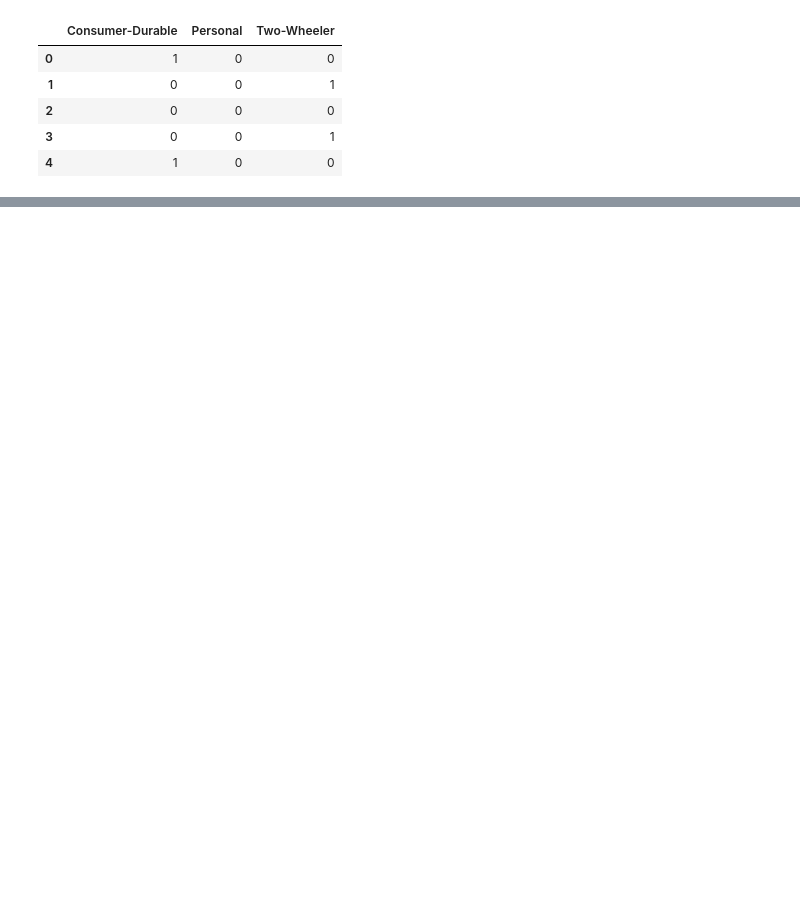
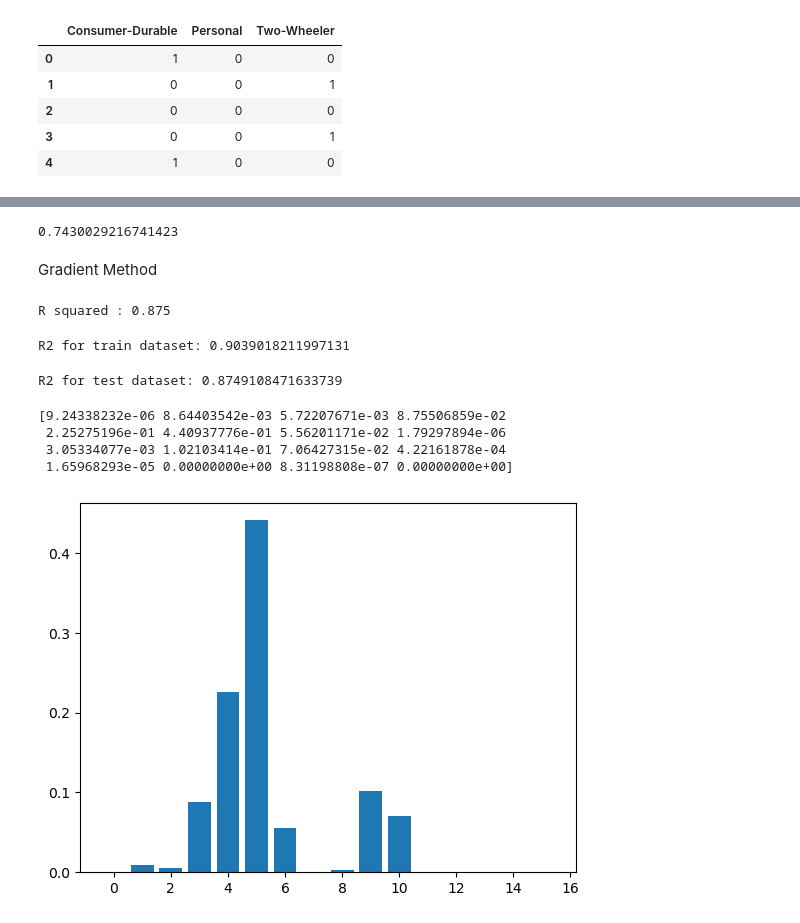
Before and after one commit to angadgothe/BFSI_CaseStudy2024, a Jupyter notebook: IIITB_upGrad_Course5_Assignment.ipynb, the cells around one changed output, grey strips where cells are left out. Saved outputs shown, nothing was run; the diff lists cells and outputs as text; code cells hidden in the pictures; blank space fills up the shorter version.

```diff
--- a/IIITB_upGrad_Course5_Assignment.ipynb
+++ b/IIITB_upGrad_Course5_Assignment.ipynb
@@ -753,0 +767,6 @@ Adding the drop statement above and building the Train Test model again.
+# %%
+#RFE setting feature limit to 10
+lm= LinearRegression()
+lm.fit(x_train, Y_train)
+rfe=RFE(lm, n_features_to_select=10)
+rfe= rfe.fit(x_train, Y_train)
@@ -753,0 +793,47 @@ Adding the drop statement above and building the Train Test model again.
+# %%
+lm= LinearRegression()
+lm.fit(x_train, Y_train)
+
+Y_predict=lm.predict(x_test)
+metrics.r2_score(Y_test, Y_predict)
+# %% [output]
+0.7430029216741423
+# %% [markdown]
+Gradient Method
+# %%
+from sklearn.datasets import make_regression
+from sklearn.ensemble import GradientBoostingRegressor
+
+#Evaluation of hyperparameters in GradientRegressor
+hypr_param={'n_estimators' :500, "max_depth": 4,'min_samples_split': 4,'learning_rate': 0.01,'loss': 'squared_error'}
+
+gradient_reg= GradientBoostingRegressor (**hypr_param)
+
+
+gradient_reg.fit(x_train, Y_train)
+Y_predict2= gradient_reg.predict(x_test)
+print('R squared : %.3f' %gradient_reg.score (x_test, Y_test))
+# %% [output]
+R squared : 0.875
+# %%
+Y_predict2_train= gradient_reg.predict(x_train)
+
+print('R2 for train dataset:' , r2_score(Y_train, Y_predict2_train))
+# %% [output]
+R2 for train dataset: 0.9039018211997131
+# %%
+Y_predict2_test= gradient_reg.predict(x_test)
+
+print('R2 for test dataset:' , r2_score(Y_test, Y_predict2_test))
+# %% [output]
+R2 for test dataset: 0.8749108471633739
+# %%
+print(gradient_reg.feature_importances_)
+plt.bar(range(len(gradient_reg.feature_importances_)), gradient_reg.feature_importances_)
+plt.show()
+# %% [output]
+[9.24338232e-06 8.64403542e-03 5.72207671e-03 8.75506859e-02
+ 2.25275196e-01 4.40937776e-01 5.56201171e-02 1.79297894e-06
+ 3.05334077e-03 1.02103414e-01 7.06427315e-02 4.22161878e-04
+ 1.65968293e-05 0.00000000e+00 8.31198808e-07 0.00000000e+00]
+[figure, added]
```
Also changed, not shown: parts of 36 cells of this notebook.
